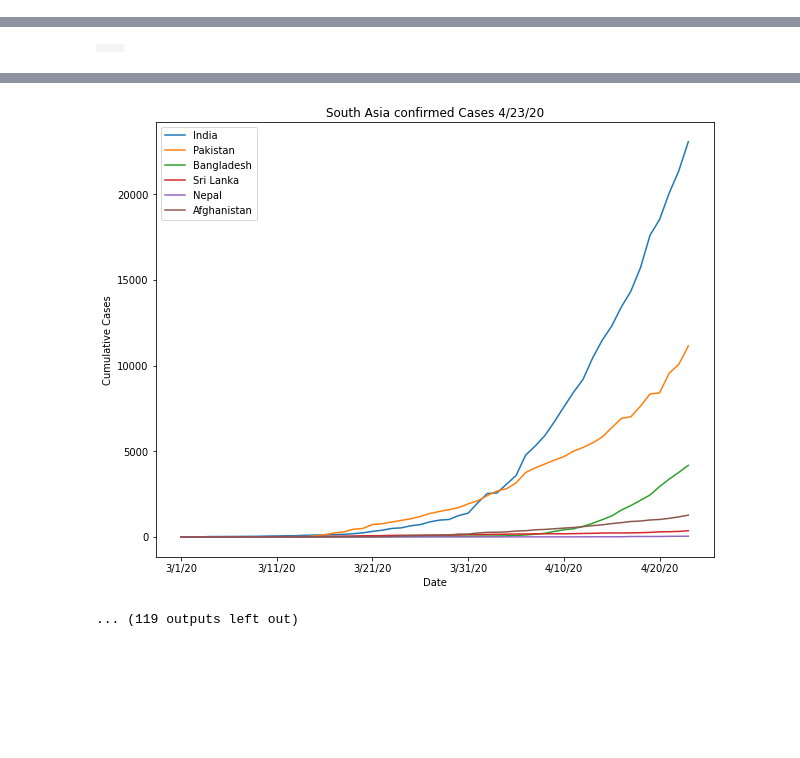
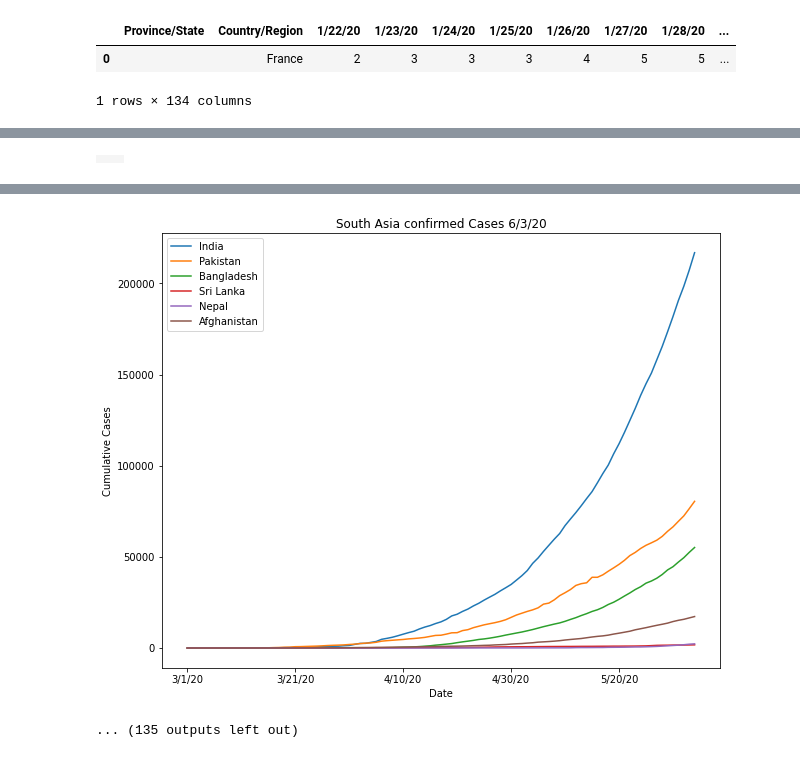
Before and after one commit to dimeking/playground, a Jupyter notebook: Covid_Playground.ipynb, the cells around one changed output, grey strips where cells are left out. Saved outputs shown, nothing was run; the diff lists cells and outputs as text; code cells hidden in the pictures; blank space fills up the shorter version.

```diff
--- a/Covid_Playground.ipynb
+++ b/Covid_Playground.ipynb
@@ -40,10 +41,11 @@ def get_region(dataframe, region, split_region):
   if region_rows.shape[0] > 1 and not split_region:
     if region_rows.iloc[-1,0]==None:
       region_rows.iloc[-1,0] = 'Mainland'
-    region_rows = region_rows.cumsum(axis=0, skipna=True)
-    region_rows = region_rows.iloc[-1:,:] #last row has sum values
-    region_rows.iloc[0][0] = None
-    region_rows.iloc[0][1] = region
+
+    rr = region_rows.sum(axis=0, numeric_only=True).to_frame().transpose()
+    rr['Province/State'] = ''
+    rr['Country/Region'] = region
+    region_rows=rr.reindex(columns = rr.columns[-2:].tolist() + rr.columns[:-2].tolist())
 
   # print(region+": ", region_rows)
   return region_rows
@@ -52,34 +54,33 @@ def get_regions(dataframe, regions):
   region_rows = dataframe.loc[dataframe['Country/Region'].isin(regions)]
   # print(regions+": ", region_rows)
   return region_rows
+# %%
+dafr = get_datafile('confirmed')
+dafr[dafr['Country/Region']=='France']
+rr=rr.sum(axis=0, numeric_only=True).to_frame().transpose()
+rr['Province/State'] = ''
+rr['Country/Region'] = 'France'
+rr = rr.reindex(columns = rr.columns[-2:].tolist() + rr.columns[:-2].tolist())
+rr
+# %% [output]
+|  | Province/State | Country/Region | 1/22/20 | 1/23/20 | 1/24/20 | 1/25/20 | 1/26/20 | 1/27/20 | 1/28/20 | ... |
+| 0 |  | France | 2 | 3 | 3 | 3 | 4 | 5 | 5 | ... |
+1 rows × 134 columns
 # %%
 def get_region_chunks(dataframe, region_name, chunk_size, max_chunks):
 
   region_rows = pd.DataFrame(columns=dataframe.columns)
   countries = []
-  # if region_name == 'SF BayArea Counties':
-  #   counties = ['Santa Clara County, CA', 'San Francisco County, CA', 'San Mateo County, CA',
-  #               'Sonoma County, CA', 'Alameda County, CA', 'Contra Costa County',
-  #               'Napa County, CA', 'Marin County, CA', 'Solano County, CA']
-  #   region_rows = dataframe.loc[dataframe['Province/State'].isin(regions)]
-  # elif region_name == 'US States':
-  #   region_rows = get_region(dataframe, 'US', True)
-  if region_name == 'Canada Provinces':
-    region_rows = get_region(dataframe, 'Canada', True)
-  elif region_name == 'Australia Provinces':
-    region_rows = get_region(dataframe, 'Australia', True)
-  elif region_name == 'China Provinces':
-    region_rows = get_region(dataframe, 'China', True)
-  elif region_name == 'World':
+  if region_name == 'World':
     countries = ['Italy', 'Korea, South', 'Iran', 'Spain', 'Germany', 'US', 'Japan', 'United Kingdom', 'France', 'China']
-  elif region_name == 'West Europe':
-    countries = ['Italy', 'Germany', 'Spain', 'United Kingdom', 'France', 'Netherlands', 'Switzerland', 'Portugal', 'Greece', 'Croatia']
+  elif region_name == 'Europe':
+    countries = ['Italy', 'Germany', 'Spain', 'United Kingdom', 'France', 'Netherlands', 'Sweden', 'Greece']
   elif region_name == 'East Europe':
-    countries = ['Hungary', 'Bulgaria', 'Romania', 'Ukraine', 'Belarus', 'Estonia', 'Latvia', 'Lithuania', 'Serbia'] # No China
+    countries = ['Hungary', 'Bulgaria', 'Romania', 'Ukraine', 'Belarus', 'Serbia', 'Croatia']
   elif region_name == 'North Asia':
-    countries = ['Korea, South', 'Japan', 'Russia', 'Taiwan*', 'Mongolia'] # No China
+    countries = ['Korea, South', 'Japan', 'China', 'Russia', 'Taiwan*', 'Mongolia']
   elif region_name == 'Central Asia':
-    countries = ['Kazakisthan', 'Georgia', 'Uzbektistan', 'Turkmenistan', 'Azerbhaijan', 'Armenia', 'Tajikistan', 'Kyrgyzstan'] # No China
+    countries = ['Kazakisthan', 'Georgia', 'Uzbektistan', 'Turkmenistan', 'Azerbhaijan', 'Armenia', 'Tajikistan', 'Kyrgyzstan']
   elif region_name == 'Middle East':
     countries = ['Israel', 'Saudi Arabia', 'Iraq', 'Lebanon', 'Syria', 'Kuwait', 'Yemen', 'Oman', 'Iran', 'Turkey']
   elif region_name == 'South Asia':
@@ -121,8 +122,7 @@ def plot_regions(regions_list, case_types, regions_per_plot, max_plots, split_re
           region_chunks = get_region_chunks(df, region_name, regions_per_plot, max_plots)
           # print(region_chunks)
 
-          # No US data until Mar 9
-          offset = date_offset+10 if region_name == 'US States' else date_offset
+          offset = date_offset
 
           for region in region_chunks:
             for i in range(region.shape[0]):
@@ -135,30 +135,28 @@ def plot_regions(regions_list, case_types, regions_per_plot, max_plots, split_re
             plt.legend()
             plt.show()
 # %%
-# US States:: Map 10
-regions_list = ['Canada Provinces', 'Australia Provinces', 'China Provinces']
-# regions_list = ['US States']
-subcontinent_list = ['South Asia', 'South East Asia', 'North Asia', 'Middle East', 'Central America', 'South America', 'Africa', 'Emerging Markets']
+
+subcontinent_list = ['South Asia', 'South East Asia', 'North Asia', 'Middle East', 'Central America', 'Europe', 'South America', 'Africa', 'Emerging Markets']
 # subcontinent_list = ['World']
-countries_list = ['Israel', 'India']
+# countries_list = ['Canada', 'Australia', 'France', 'United Kingdom', 'Netherlands', 'China']
 
 case_types = ['confirmed', 'deaths']
 # case_types = ['deaths']
 
 # plot_regions(regions_list, case_types, regions_per_plot=10, max_plots=1, split_region=True)
 plot_regions(subcontinent_list, case_types, regions_per_plot=10, max_plots=1, split_region=False)
 # plot_regions(countries_list, case_types, regions_per_plot=10, max_plots=1, split_region=False)
 # %% [output]
 [interactive output not drawn]
 [interactive output not drawn]
 [interactive output not drawn]
 [interactive output not drawn]
 [interactive output not drawn]
 [interactive output not drawn]
 [interactive output not drawn]
 |  |  |
 [interactive output not drawn]
 [interactive output not drawn]
 [interactive output not drawn]
-[figure, old version]
+[figure, new version]
-... (119 outputs left out)
+... (135 outputs left out)
```
Also changed, not shown: parts of 1 cell of this notebook.
